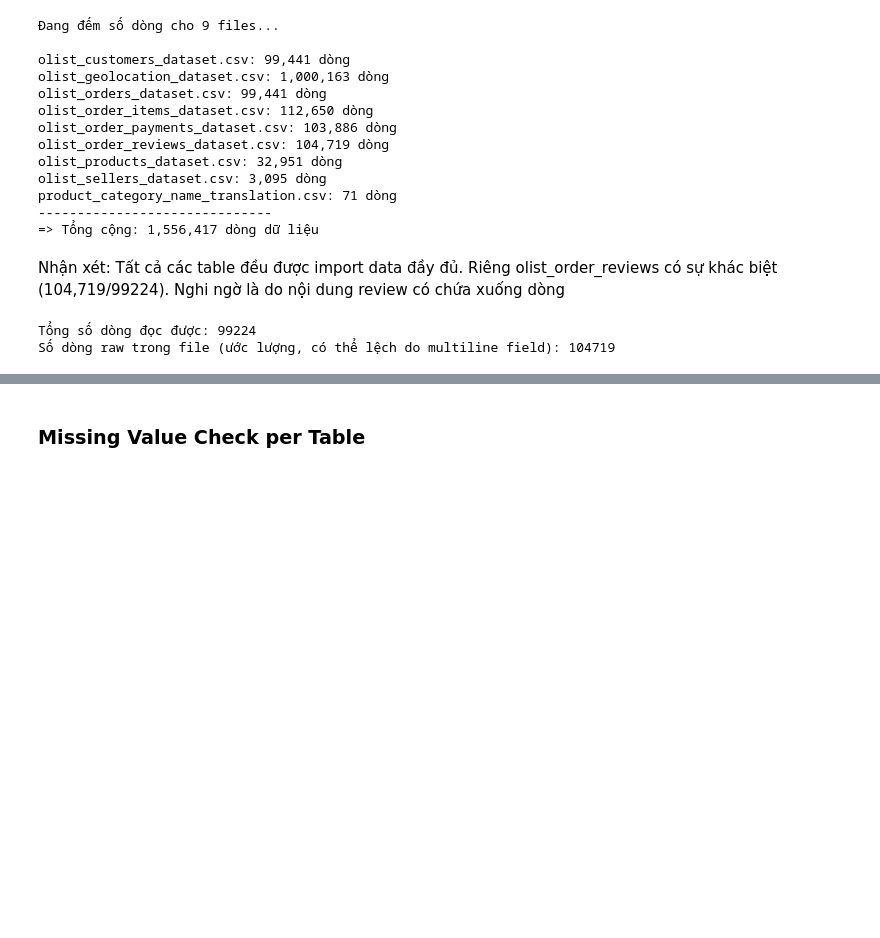
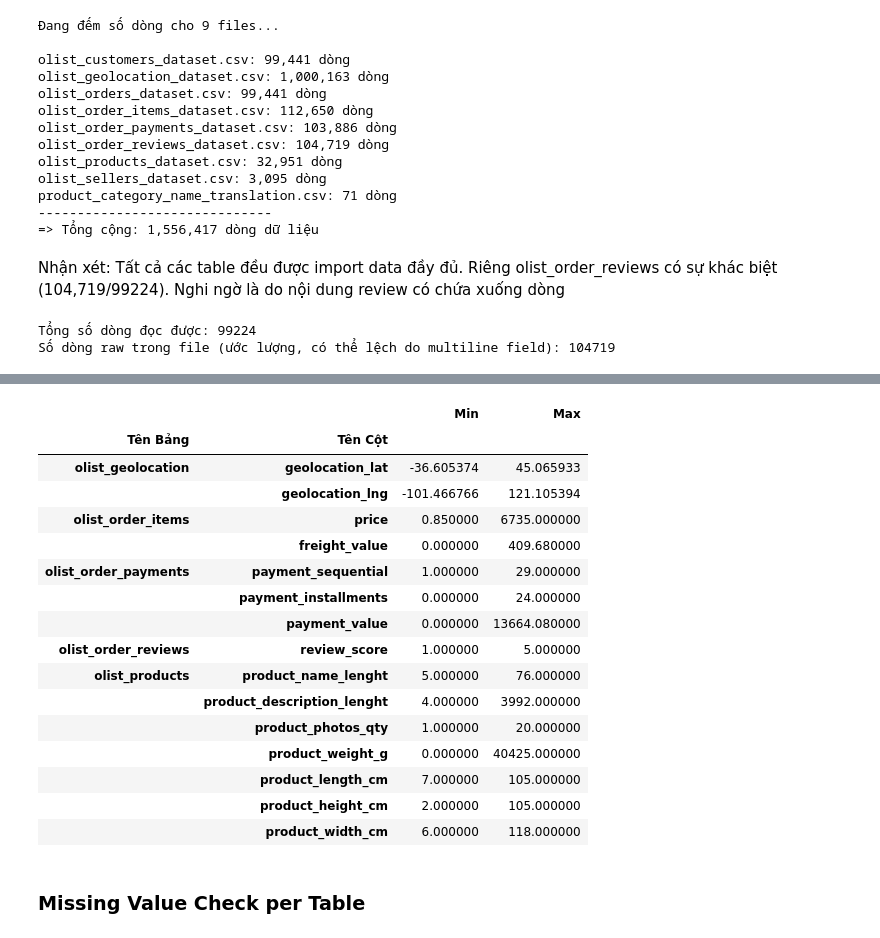
Before and after one commit to xuancuong1019/olist-customer-satisfaction-analysis, a Jupyter notebook: notebooks/01_sanity_check_cleaning.ipynb, the cells around one changed output, grey strips where cells are left out. Drawn from its saved outputs; the diff is of its cells as text; code cells hidden in the pictures; blank space fills up the shorter version.

```diff
--- a/notebooks/01_sanity_check_cleaning.ipynb
+++ b/notebooks/01_sanity_check_cleaning.ipynb
@@ -63,0 +66,64 @@ Số dòng raw trong file (ước lượng, có thể lệch do multiline field)
+# %%
+import pandas as pd
+import numpy as np
+import glob
+import os
+
+# 1. Đường dẫn thư mục chứa các file dữ liệu
+folder_path = '../data/raw/'
+
+# Tìm tất cả các file .csv trong thư mục
+csv_files = glob.glob(os.path.join(folder_path, "*.csv"))
+
+print(f"Đang quét {len(csv_files)} file CSV...\n")
+print("=" * 60)
+
+# Khởi tạo một list để lưu kết quả của từng bảng
+all_results = []
+
+# 2. Vòng lặp duyệt qua từng file
+for file in csv_files:
+    # Lấy tên file để in ra cho đẹp
+    table_name = os.path.basename(file).replace('_dataset.csv', '').replace('.csv', '')
+
+    # Đọc file (có thể dùng chunksize nếu máy yếu, nhưng ở đây đọc nhanh để check info)
+    df = pd.read_csv(file)
+
+    # Chỉ chọn cột số
+    numeric_df = df.select_dtypes(include=[np.number])
+
+    # Bỏ qua các cột chứa 'id' hoặc 'zip_code' (mã bưu điện tuy là số nhưng tính min/max vô nghĩa)
+    cols_to_check = [col for col in numeric_df.columns if not (col.lower().endswith('id') or 'zip_code' in col.lower())]
+
+    if not cols_to_check:
+        continue # Nếu bảng này không có cột số nào hợp lệ thì bỏ qua
+
+    # 3. Tính toán Min/Max
+    for col in cols_to_check:
+        min_val = df[col].min()
+        max_val = df[col].max()
+
+        # Đưa vào list tổng hợp
+        all_results.append({
+            'Tên Bảng': table_name,
+            'Tên Cột': col,
+            'Min': min_val,
+            'Max': max_val
+        })
+
+# 4. Gộp toàn bộ kết quả thành 1 DataFrame duy nhất và in ra
+if all_results:
+    final_report = pd.DataFrame(all_results)
+
+    # Format lại cho đẹp, chỉ in ra các thông số
+    final_report.set_index(['Tên Bảng', 'Tên Cột'], inplace=True)
+
+    print("BÁO CÁO KHOẢNG GIÁ TRỊ (RANGE CHECK) TOÀN BỘ DỰ ÁN")
+    print("-" * 60)
+
+    # Import display nếu dùng notebook
+    from IPython.display import display
+    display(final_report)
+else:
+    print("Không tìm thấy cột dữ liệu số nào phù hợp để kiểm tra.")
+# %% [output]
@@ -64,3 +135,20 @@ Số dòng raw trong file (ước lượng, có thể lệch do multiline field)
+|  |  | Min | Max |
+| Tên Bảng | Tên Cột |  |  |
+| olist_geolocation | geolocation_lat | -36.605374 | 45.065933 |
+|  | geolocation_lng | -101.466766 | 121.105394 |
+| olist_order_items | price | 0.850000 | 6735.000000 |
+|  | freight_value | 0.000000 | 409.680000 |
+| olist_order_payments | payment_sequential | 1.000000 | 29.000000 |
+|  | payment_installments | 0.000000 | 24.000000 |
+|  | payment_value | 0.000000 | 13664.080000 |
+| olist_order_reviews | review_score | 1.000000 | 5.000000 |
+| olist_products | product_name_lenght | 5.000000 | 76.000000 |
+|  | product_description_lenght | 4.000000 | 3992.000000 |
+|  | product_photos_qty | 1.000000 | 20.000000 |
+|  | product_weight_g | 0.000000 | 40425.000000 |
+|  | product_length_cm | 7.000000 | 105.000000 |
+|  | product_height_cm | 2.000000 | 105.000000 |
+|  | product_width_cm | 6.000000 | 118.000000 |
 # %% [markdown]
 ### Missing Value Check per Table
 # %%
```
Also changed, not shown: parts of 4 cells of this notebook.
